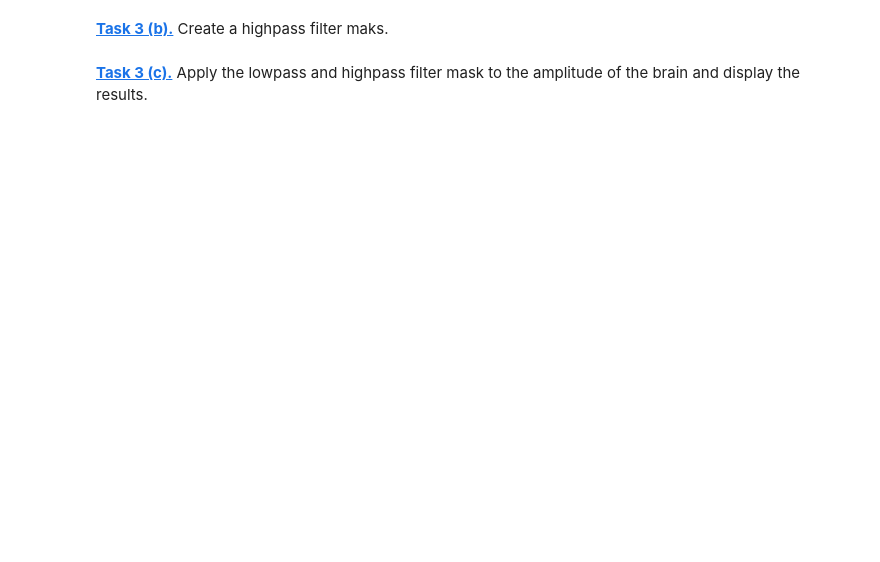
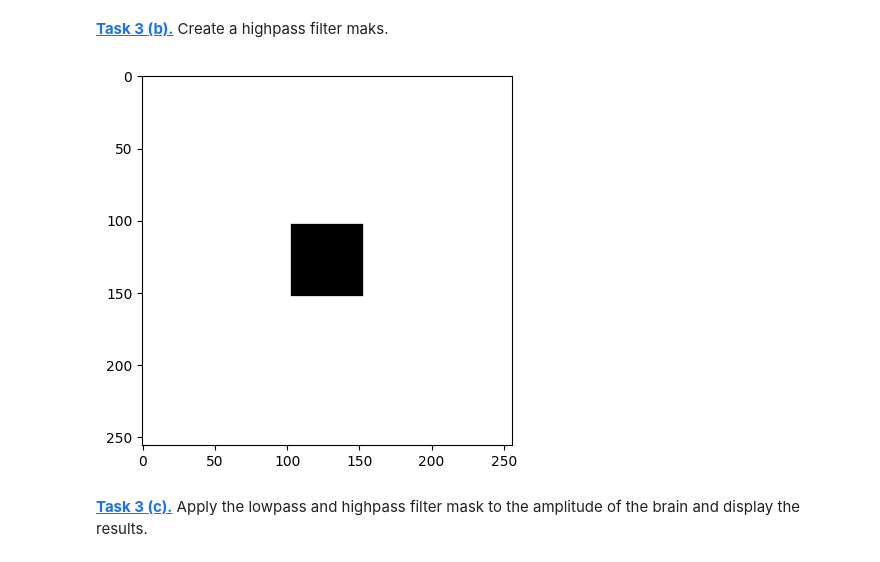
Before and after one commit to UweBuchwaldo/BioinfoRohr, a Jupyter notebook: fourier.ipynb, the cells around one changed output. Drawn from its saved outputs; the diff is of its cells as text; code cells hidden in the pictures; blank space fills up the shorter version.

```diff
--- a/fourier.ipynb
+++ b/fourier.ipynb
@@ -141,4 +160,23 @@ filter_window_size = 50
 # %% [markdown]
 **[Task 3 (b).]()** Create a highpass filter maks.
+# %%
+array_zeros = np.zeros(np.shape(brain_img))
+array_zeros.shape
+
+# Mitte des Bildes finden
+center_y, center_x = np.shape(brain_img)[0] // 2, np.shape(brain_img)[1] // 2
+
+# Mitte des Filters finden
+half_window_y, half_window_x = filter_window_size // 2, filter_window_size // 2
+
+# Quadrat mit 1 in der Mitte -> 50 groß
+array_zeros[center_y - half_window_y:center_y + half_window_y, center_x - half_window_x:center_x + half_window_x] = 1
+
+# high pass filter = 1 - low pass filter
+high_pass_filter = 1- array_zeros
+plt.imshow(high_pass_filter, "grey")
+plt.show()
+# %% [output]
+[figure, added]
 # %% [markdown]
 **[Task 3 (c).]()** Apply the lowpass and highpass filter mask to the amplitude of the brain and display the results.
```
Also changed, not shown: parts of 4 cells of this notebook, 1 other file.
